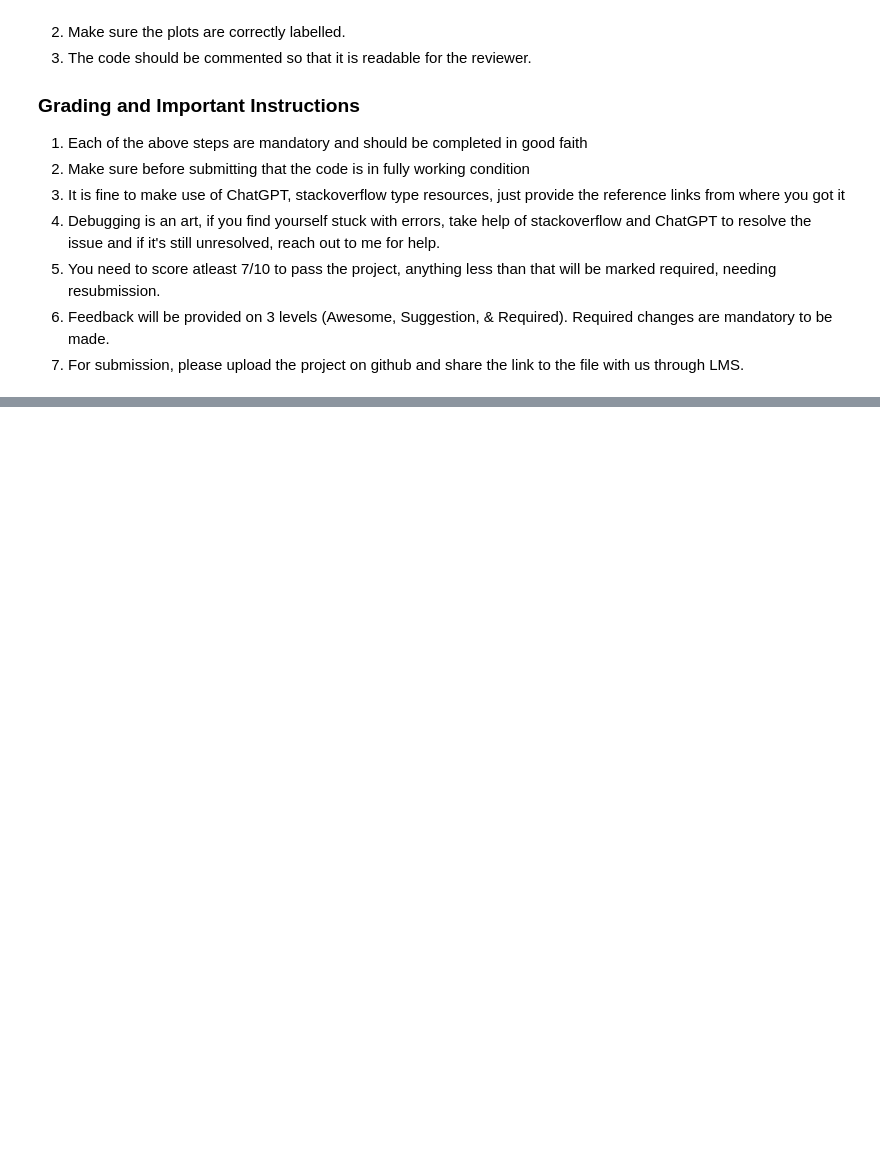
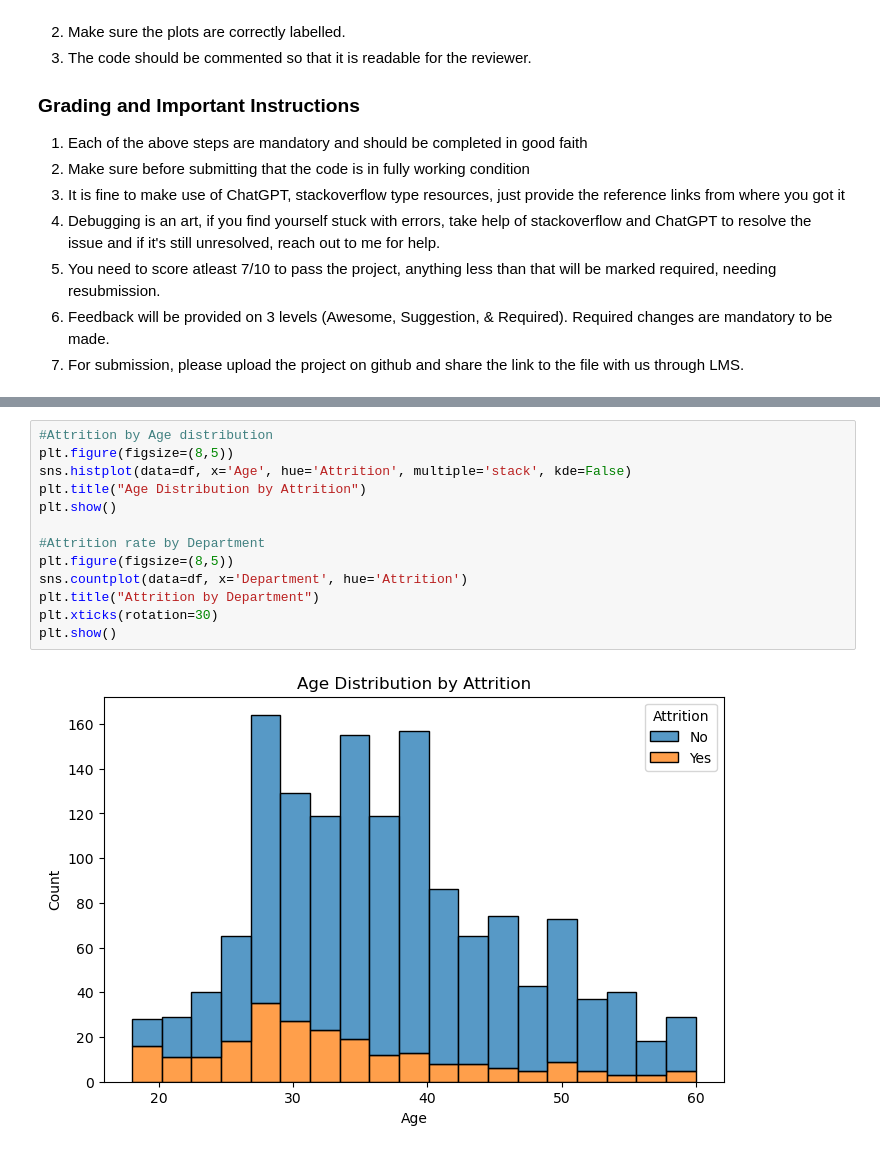
Before and after one commit to ParthKalani/HR-analytics, a Jupyter notebook: HR-analytics-pipeline.ipynb, the cells around one changed output, grey strips where cells are left out. Drawn from its saved outputs; the diff is of its cells as text; blank space fills up the shorter version.

```diff
--- a/HR-analytics-pipeline.ipynb
+++ b/HR-analytics-pipeline.ipynb
@@ -53,0 +267,15 @@ The HR Attrition dataset, albeit fictional, serves the purpose of identifying ke
+# %%
+#Attrition by Age distribution
+plt.figure(figsize=(8,5))
+sns.histplot(data=df, x='Age', hue='Attrition', multiple='stack', kde=False)
+plt.title("Age Distribution by Attrition")
+plt.show()
+
+#Attrition rate by Department
+plt.figure(figsize=(8,5))
+sns.countplot(data=df, x='Department', hue='Attrition')
+plt.title("Attrition by Department")
+plt.xticks(rotation=30)
+plt.show()
+# %% [output]
+[figure, added]
```
Also changed, not shown: parts of 19 cells of this notebook.
